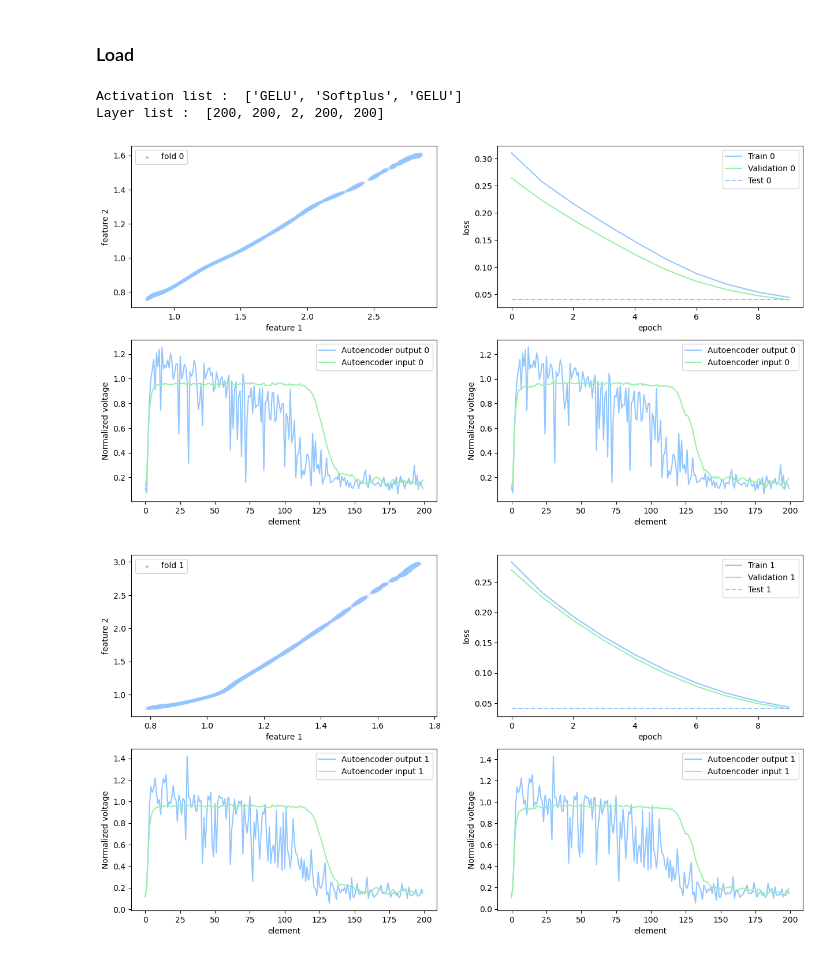
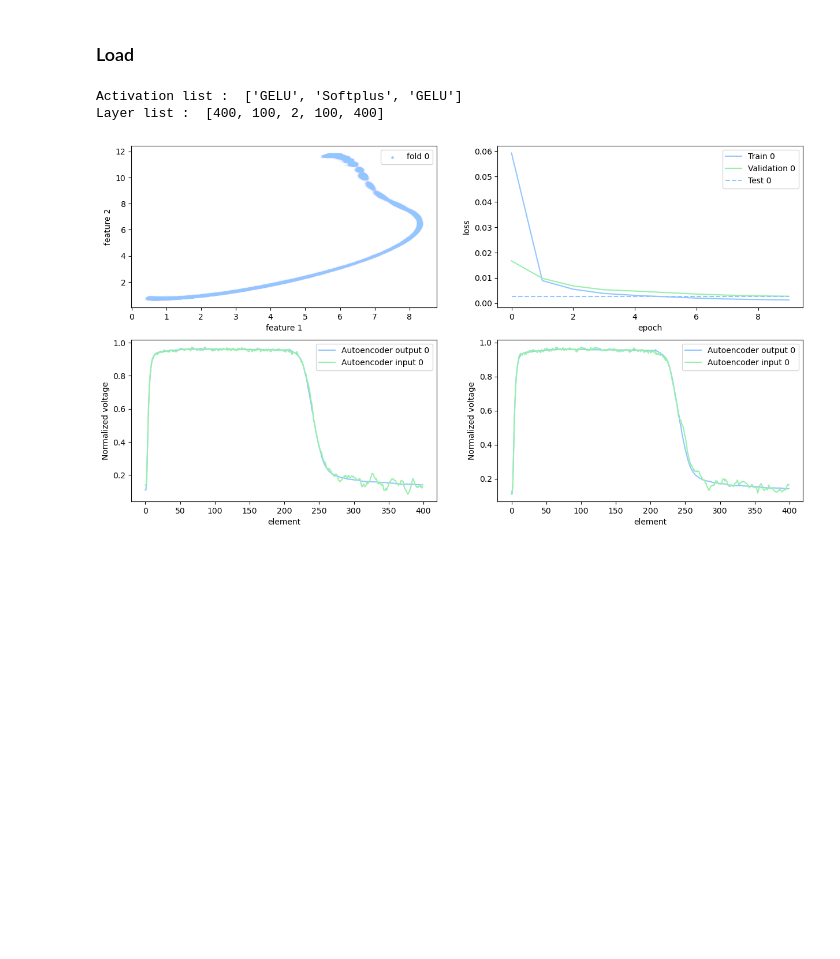
Before and after one commit to polyquantique/Photon-Number-Classification, a Jupyter notebook: AutoencoderAPI.ipynb, the cells around one changed output. Saved outputs shown, nothing was run; the diff lists cells and outputs as text; code cells hidden in the pictures; blank space fills up the shorter version.

```diff
--- a/AutoencoderAPI.ipynb
+++ b/AutoencoderAPI.ipynb
@@ -91,9 +93,8 @@ stats.print_stats(10)
 # %% [markdown]
 ### Load
 # %%
-experiment.load_results("run-2023-06-28-16-01")
+experiment.load_results("run-2023-06-29-06-55")
 # %% [output]
 Activation list :  ['GELU', 'Softplus', 'GELU']
-Layer list :  [200, 200, 2, 200, 200]
+Layer list :  [400, 100, 2, 100, 400]
-[figure, old version]
+[figure, new version]
-[figure, removed]
```
Also changed, not shown: parts of 2 cells of this notebook, 1 other file.
